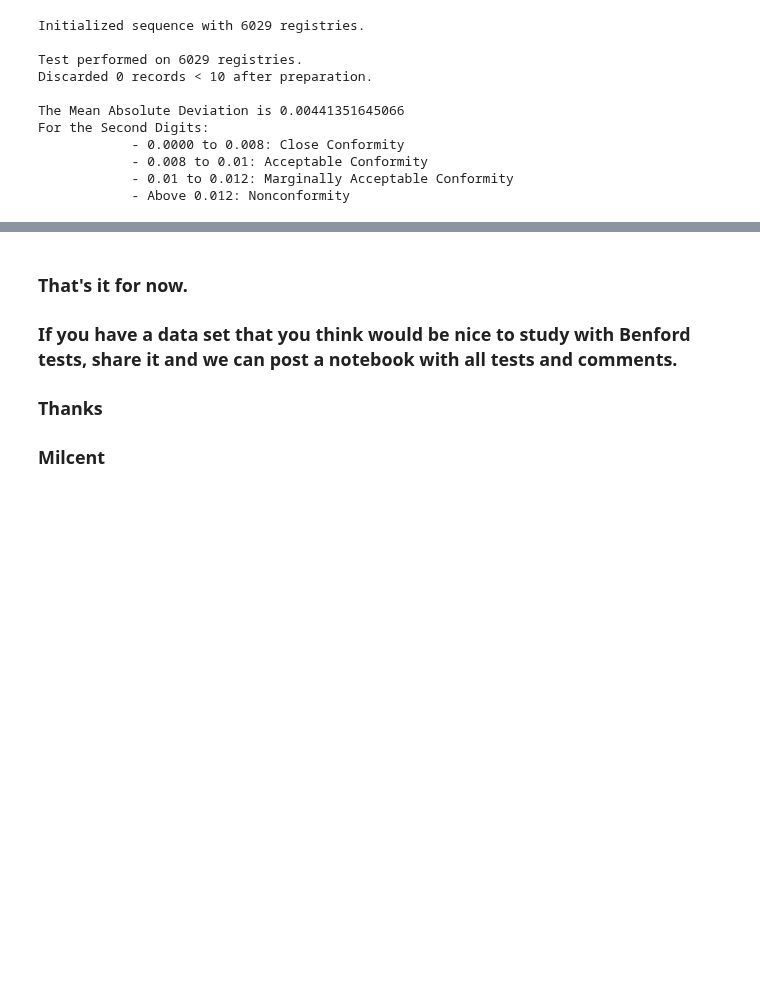
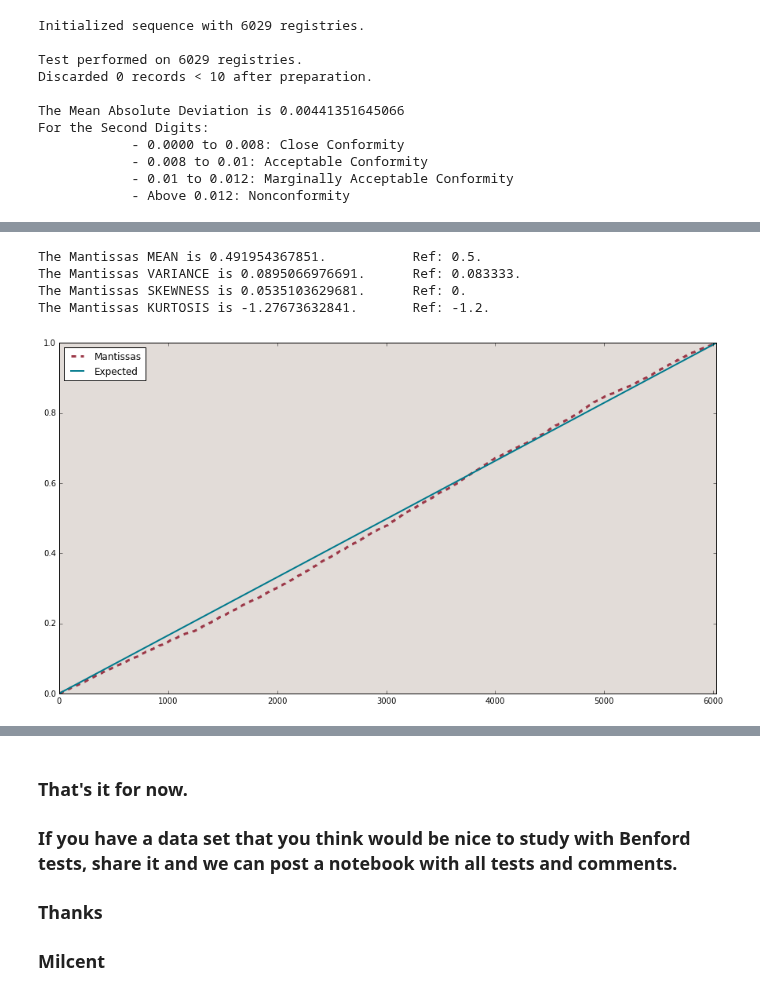
Before and after one commit to milcent/benford_py, a Jupyter notebook: Demo.ipynb, the cells around one changed output, grey strips where cells are left out. Drawn from its saved outputs; the diff is of its cells as text; code cells hidden in the pictures; blank space fills up the shorter version.

Commit message:
Mantissas test in Demo notebook + minor bugs in Mantissas class

```diff
--- a/Demo.ipynb
+++ b/Demo.ipynb
@@ -278,0 +283,8 @@ For the Second Digits:
+# %%
+mant = benford.mantissas(sp.l_r, inform=True, show_plot=True)
+# %% [output]
+The Mantissas MEAN is 0.491954367851.           Ref: 0.5.
+The Mantissas VARIANCE is 0.0895066976691.      Ref: 0.083333.
+The Mantissas SKEWNESS is 0.0535103629681.      Ref: 0.
+The Mantissas KURTOSIS is -1.27673632841.       Ref: -1.2.
+[figure, added]
```
Also changed, not shown: parts of 3 cells of this notebook, 1 other file.
